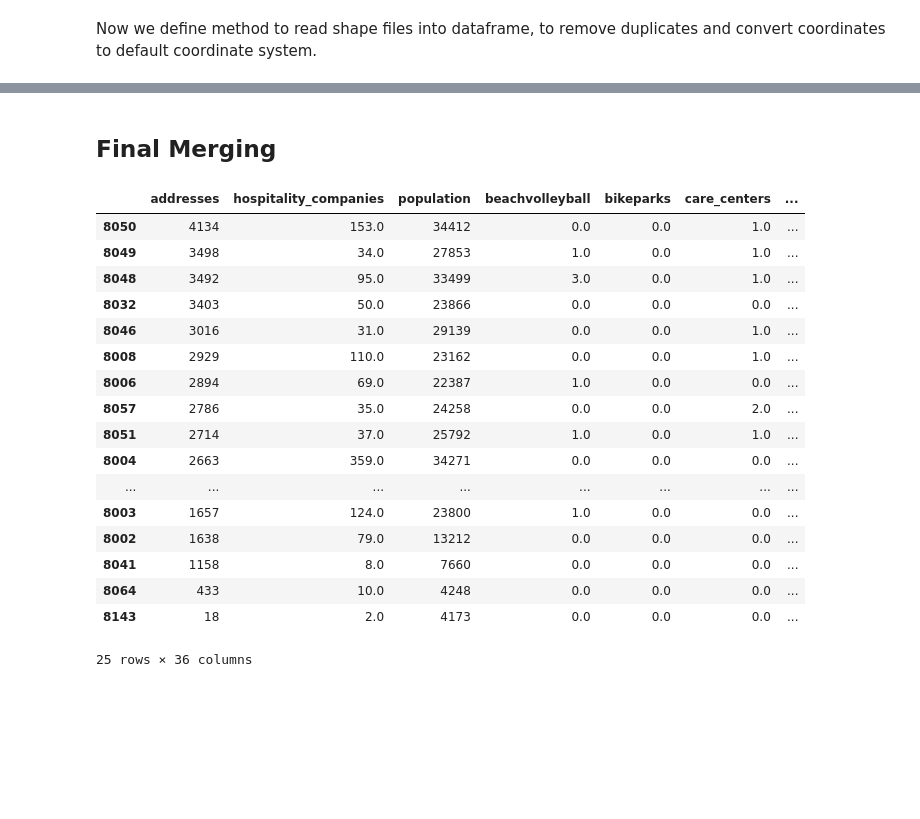
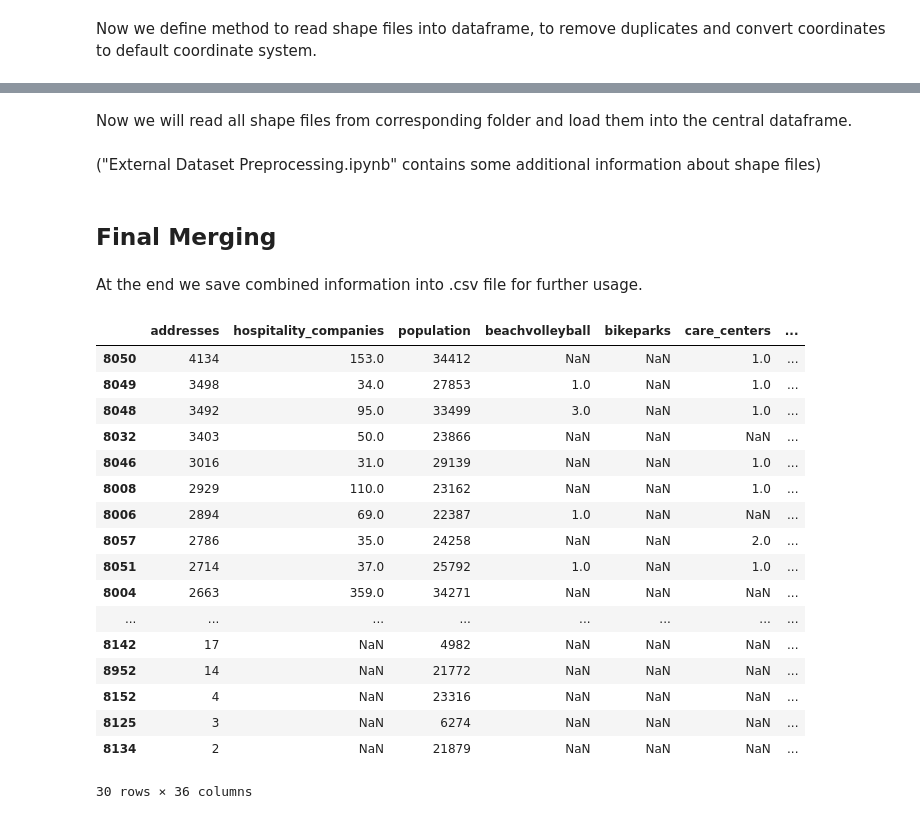
Before and after one commit to MLortki/ADA2018-Project-Quality-of-Space-AMG, a Jupyter notebook: external_dataset_loader.ipynb, the cells around one changed output, grey strips where cells are left out. Drawn from its saved outputs; the diff is of its cells as text; code cells hidden in the pictures; blank space fills up the shorter version.

```diff
--- a/external_dataset_loader.ipynb
+++ b/external_dataset_loader.ipynb
@@ -140,34 +142,40 @@ def shape_read_clean_append(shape_file, new_column, append_target=None):
         return temp_df
     else:
         return pd.merge(append_target, temp_df, 'left', left_index=True,right_index=True)
+# %% [markdown]
+Now we will read all shape files from corresponding folder and load them into the central dataframe.
 # %%
 # loop through shp files in data folder and add to general df with function above
 for file in listdir(SHAPE_FOLDER):
     if file.endswith('.shp'):
         combined_df = shape_read_clean_append(file, file[:-4], combined_df)
+# %% [markdown]
+("External Dataset Preprocessing.ipynb" contains some additional information about shape files)
 # %% [markdown]
 ## Final Merging
+# %% [markdown]
+At the end we save combined information into .csv file for further usage.
 # %%
 # drop zip codes that are not used (last 5 rows), and fill other nans with zeros
-combined_df = combined_df.dropna(subset=['hospitality_companies']).fillna(0)
+#combined_df = combined_df.dropna(subset=['hospitality_companies']).fillna(0)
 combined_df.to_csv(DATA_FOLDER + "open_data_aggregated.csv")
 combined_df
 # %% [output]
 |  | addresses | hospitality_companies | population | beachvolleyball | bikeparks | care_centers | ... |
-| 8050 | 4134 | 153.0 | 34412 | 0.0 | 0.0 | 1.0 | ... |
-| 8049 | 3498 | 34.0 | 27853 | 1.0 | 0.0 | 1.0 | ... |
-| 8048 | 3492 | 95.0 | 33499 | 3.0 | 0.0 | 1.0 | ... |
-| 8032 | 3403 | 50.0 | 23866 | 0.0 | 0.0 | 0.0 | ... |
-| 8046 | 3016 | 31.0 | 29139 | 0.0 | 0.0 | 1.0 | ... |
-| 8008 | 2929 | 110.0 | 23162 | 0.0 | 0.0 | 1.0 | ... |
-| 8006 | 2894 | 69.0 | 22387 | 1.0 | 0.0 | 0.0 | ... |
-| 8057 | 2786 | 35.0 | 24258 | 0.0 | 0.0 | 2.0 | ... |
-| 8051 | 2714 | 37.0 | 25792 | 1.0 | 0.0 | 1.0 | ... |
-| 8004 | 2663 | 359.0 | 34271 | 0.0 | 0.0 | 0.0 | ... |
+| 8050 | 4134 | 153.0 | 34412 | NaN | NaN | 1.0 | ... |
+| 8049 | 3498 | 34.0 | 27853 | 1.0 | NaN | 1.0 | ... |
+| 8048 | 3492 | 95.0 | 33499 | 3.0 | NaN | 1.0 | ... |
+| 8032 | 3403 | 50.0 | 23866 | NaN | NaN | NaN | ... |
+| 8046 | 3016 | 31.0 | 29139 | NaN | NaN | 1.0 | ... |
+| 8008 | 2929 | 110.0 | 23162 | NaN | NaN | 1.0 | ... |
+| 8006 | 2894 | 69.0 | 22387 | 1.0 | NaN | NaN | ... |
+| 8057 | 2786 | 35.0 | 24258 | NaN | NaN | 2.0 | ... |
+| 8051 | 2714 | 37.0 | 25792 | 1.0 | NaN | 1.0 | ... |
+| 8004 | 2663 | 359.0 | 34271 | NaN | NaN | NaN | ... |
 | ... | ... | ... | ... | ... | ... | ... | ... |
-| 8003 | 1657 | 124.0 | 23800 | 1.0 | 0.0 | 0.0 | ... |
-| 8002 | 1638 | 79.0 | 13212 | 0.0 | 0.0 | 0.0 | ... |
-| 8041 | 1158 | 8.0 | 7660 | 0.0 | 0.0 | 0.0 | ... |
-| 8064 | 433 | 10.0 | 4248 | 0.0 | 0.0 | 0.0 | ... |
-| 8143 | 18 | 2.0 | 4173 | 0.0 | 0.0 | 0.0 | ... |
+| 8142 | 17 | NaN | 4982 | NaN | NaN | NaN | ... |
+| 8952 | 14 | NaN | 21772 | NaN | NaN | NaN | ... |
+| 8152 | 4 | NaN | 23316 | NaN | NaN | NaN | ... |
+| 8125 | 3 | NaN | 6274 | NaN | NaN | NaN | ... |
+| 8134 | 2 | NaN | 21879 | NaN | NaN | NaN | ... |
-25 rows × 36 columns
+30 rows × 36 columns
```
Also changed, not shown: parts of 3 cells of this notebook, 2 other files.
